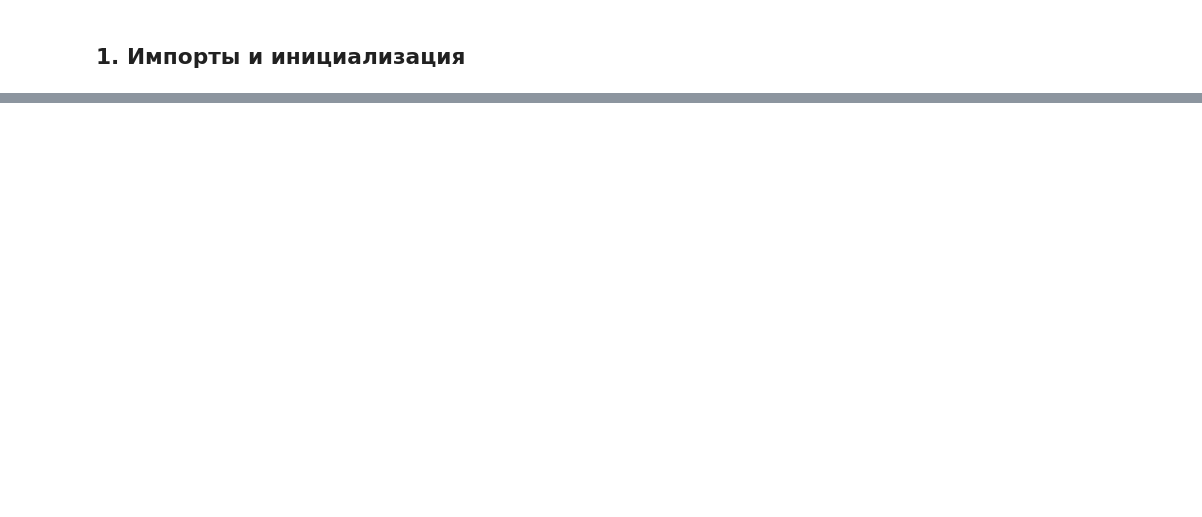
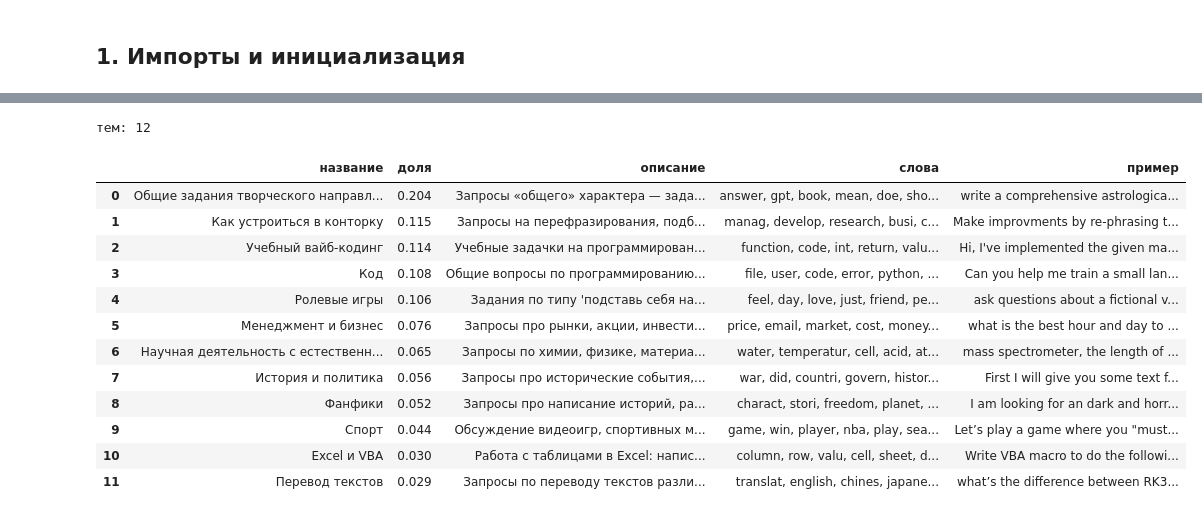
Before and after one commit to Pavel-bur-dot/MIPT_ML_homework, a Jupyter notebook: solution_hw1_BKZ/bur_topics_solution.ipynb, the cells around one changed output, grey strips where cells are left out. Drawn from its saved outputs; the diff is of its cells as text; code cells hidden in the pictures; blank space fills up the shorter version.

```diff
--- a/solution_hw1_BKZ/bur_topics_solution.ipynb
+++ b/solution_hw1_BKZ/bur_topics_solution.ipynb
@@ -169,0 +186,2 @@ print("артефакты сохранены в", tu.ARTIFACTS_DIR.resolve())
+# %%
+N_TOPICS = 12     # выбрали по графикам
@@ -169,0 +216,8 @@ print("артефакты сохранены в", tu.ARTIFACTS_DIR.resolve())
+# %%
+METHOD = "KMeans на LSA"      # "KMeans на LSA" или "UMAP + KMeans"; тупо по метрикам
+
+labels_train = partitions[METHOD]
+if METHOD == "KMeans на LSA":
+    labels_test = km_lsa.predict(X_test)
+else:
+    labels_test = km_umap.predict(reducer.transform(X_test))       # новые точки сначала проводим через UMAP
@@ -169,0 +234,10 @@ print("артефакты сохранены в", tu.ARTIFACTS_DIR.resolve())
+# %%
+terms = tu.distinctive_terms(texts_train, labels_train, n_terms=13) # 13 характерных слов
+reps = tu.representatives(X_train, labels_train, n=5) # 5 типичных диалогов
+preview_train = preview.loc[train_ids].to_numpy()
+
+for c in range(N_TOPICS):
+    print(f"━━ кластер {c} | {np.mean(labels_train == c):.1%} диалогов")
+    print("   слова:", ", ".join(terms[c]))
+    for i in reps[c]:
+        print("   •", preview_train[i][:170])
@@ -169,0 +262,59 @@ print("артефакты сохранены в", tu.ARTIFACTS_DIR.resolve())
+# %%
+TOPIC_NAMES = {
+    0:  "Общие задания творческого направления",
+    1:  "Ролевые игры",
+    2:  "История и политика",
+    3:  "Excel и VBA",
+    4:  "Спорт",
+    5:  "Фанфики",
+    6:  "Код",
+    7:  "Учебный вайб-кодинг",
+    8:  "Научная деятельность с естественными науками",
+    9:  "Менеджмент и бизнес",
+    10: "Как устроиться в конторку",
+    11: "Перевод текстов"
+}
+TOPIC_DESCRIPTIONS = {
+    "Общие задания творческого направления": "Запросы «общего» характера — задания по литературе, короткие упражнения, промпты для GPT, примеры и определения.",
+    "Ролевые игры": "Задания по типу 'подставь себя на его место - твои действия...', 'напиши письммо от лица...'",
+    "История и политика": "Запросы про исторические события, альтернативную историю, политические системы и государственное устройство. Часто с просьбой 'написать сценарий' или 'создать лор'",
+    "Excel и VBA": " Работа с таблицами в Excel: написание VBA-скриптов, обработка диапазонов, отладка ошибок",
+    "Спорт": "Обсуждение видеоигр, спортивных матчей, RPG-механик, чемпионатов. Смешаны игровые запросы и спортивные события",
+    "Фанфики": "Запросы про написание историй, разработку персонажей, сцен и диалогов. Рассуждения про алтернативные ветки",
+    "Код": "Общие вопросы по программированию: написание кода, отладка ошибок, работа с файлами, сетью, базами данных. Языки разные — Python, C#, JS",
+    "Учебный вайб-кодинг": "Учебные задачки на программирование. В этом и отличие от темы 'Код'",
+    "Научная деятельность с естественными науками": "Запросы по химии, физике, материаловедению. Часто с просьбой отредактировать или написать академический текст",
+    "Менеджмент и бизнес": "Запросы про рынки, акции, инвестиции, новости компаний. Часты переводы или краткие сожеражания финансовых новостей",
+    "Как устроиться в конторку": "Запросы на перефразирования, подбор качесвт в резюме, поиск компаний и т.д.",
+    "Перевод текстов": "Запросы по переводу текстов различных"
+}
+
+name_of = {c: TOPIC_NAMES.get(c, f"тема_{c:02d}: " + ", ".join(terms[c][:3])) for c in range(N_TOPICS)}
+y_train = np.array([name_of[c] for c in labels_train], dtype=object)
+y_test = np.array([name_of[c] for c in labels_test], dtype=object)
+
+topic_table = pd.DataFrame({
+    "название": list(pd.Series(y_train).value_counts().index),
+    "доля": pd.Series(y_train).value_counts(normalize=True).round(3).to_numpy(),
+})
+topic_table["описание"] = topic_table["название"].map(TOPIC_DESCRIPTIONS).fillna("")
+topic_table["слова"] = topic_table["название"].map({name_of[c]: ", ".join(terms[c][:8]) for c in range(N_TOPICS)})
+topic_table["пример"] = topic_table["название"].map(
+    {name: preview_train[np.flatnonzero(y_train == name)[0]][:100] for name in topic_table["название"]})
+print("тем:", len(topic_table))
+display(topic_table)
+# %% [output]
+тем: 12
+|  | название | доля | описание | слова | пример |
+| 0 | Общие задания творческого направл... | 0.204 | Запросы «общего» характера — зада... | answer, gpt, book, mean, doe, sho... | write a comprehensive astrologica... |
+| 1 | Как устроиться в конторку | 0.115 | Запросы на перефразирования, подб... | manag, develop, research, busi, c... | Make improvments by re-phrasing t... |
+| 2 | Учебный вайб-кодинг | 0.114 | Учебные задачки на программирован... | function, code, int, return, valu... | Hi, I've implemented the given ma... |
+| 3 | Код | 0.108 | Общие вопросы по программированию... | file, user, code, error, python, ... | Can you help me train a small lan... |
+| 4 | Ролевые игры | 0.106 | Задания по типу 'подставь себя на... | feel, day, love, just, friend, pe... | ask questions about a fictional v... |
+| 5 | Менеджмент и бизнес | 0.076 | Запросы про рынки, акции, инвести... | price, email, market, cost, money... | what is the best hour and day to ... |
+| 6 | Научная деятельность с естественн... | 0.065 | Запросы по химии, физике, материа... | water, temperatur, cell, acid, at... | mass spectrometer, the length of ... |
+| 7 | История и политика | 0.056 | Запросы про исторические события,... | war, did, countri, govern, histor... | First I will give you some text f... |
+| 8 | Фанфики | 0.052 | Запросы про написание историй, ра... | charact, stori, freedom, planet, ... | I am looking for an dark and horr... |
+| 9 | Спорт | 0.044 | Обсуждение видеоигр, спортивных м... | game, win, player, nba, play, sea... | Let’s play a game where you "must... |
+| 10 | Excel и VBA | 0.030 | Работа с таблицами в Excel: напис... | column, row, valu, cell, sheet, d... | Write VBA macro to do the followi... |
+| 11 | Перевод текстов | 0.029 | Запросы по переводу текстов разли... | translat, english, chines, japane... | what’s the difference between RK3... |
```
Also changed, not shown: parts of 58 cells of this notebook, 7 other files.
